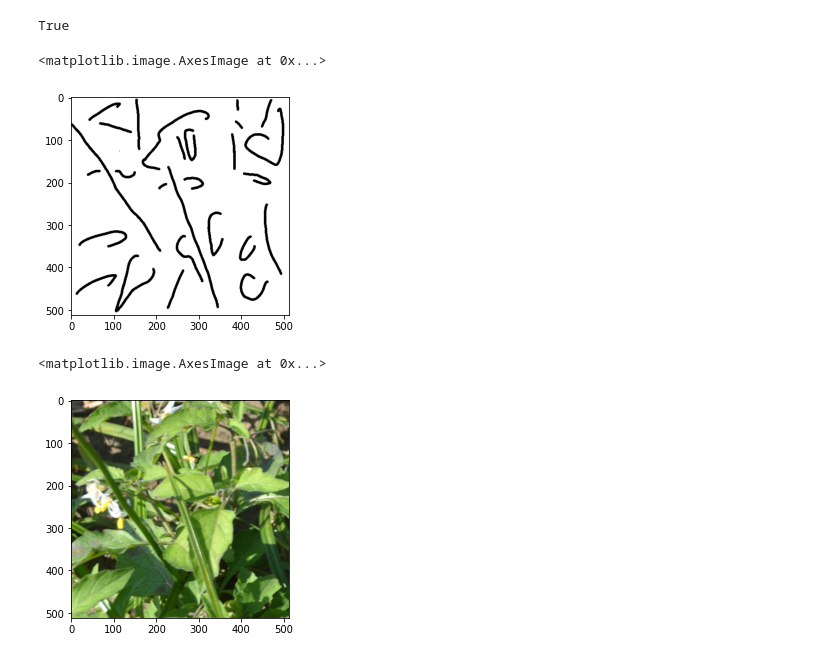
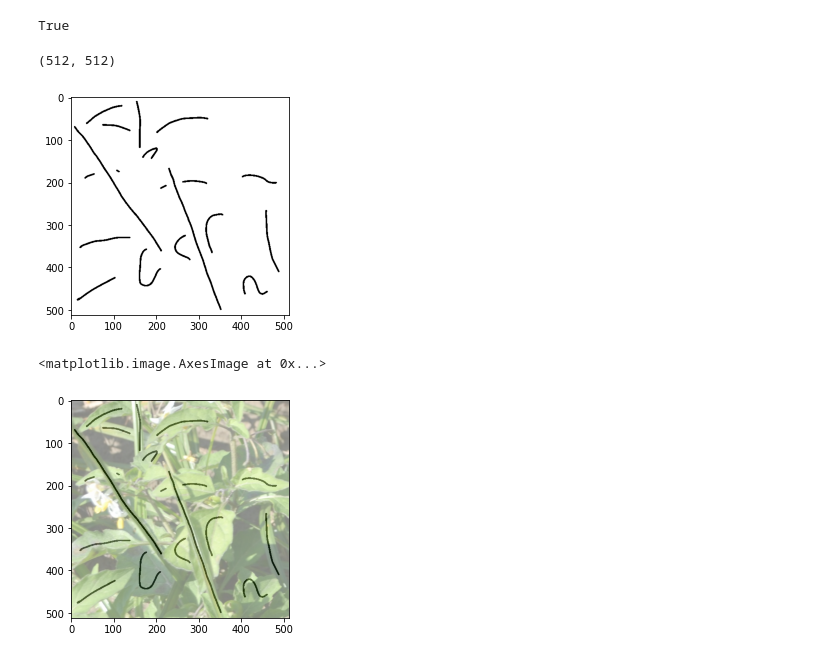
Before and after one commit to mschoder/sugarcane-weed-classification, a Jupyter notebook: preprocessing/Convert Scribbles.ipynb, the cells around one changed output. Saved outputs shown, nothing was run; the diff lists cells and outputs as text; code cells hidden in the pictures.

```diff
--- a/preprocessing/Convert Scribbles.ipynb
+++ b/preprocessing/Convert Scribbles.ipynb
@@ -31,14 +30,17 @@ cv2.imwrite("/Users/mschoder/Desktop/test_tile5_scribble.png", im_bw)
 # %% [output]
 True
 # %%
-m2 = cv2.imread("/Users/mschoder/Desktop/test_tile5_scribble.png")
-plt.imshow(m2)
+m2 = cv2.imread("/Users/mschoder/Desktop/test_tile5_scribble.png", -1) # -1 flag for "unchanged" so not RBG
+plt.imshow(m2, cmap='Greys_r')
+print(m2.shape)
 # %% [output]
-<matplotlib.image.AxesImage at 0x...>
+(512, 512)
-[figure, old version]
+[figure, new version]
 # %%
 orig = cv2.imread("/Users/mschoder/Desktop/test_tile5.jpg")
+plt.figure()
 plt.imshow(orig)
+plt.imshow(m2, alpha=0.5, cmap='Greys_r')
 # %% [output]
 <matplotlib.image.AxesImage at 0x...>
-[figure, old version]
+[figure, new version]
```
Also changed, not shown: parts of 3 cells of this notebook, 4 other files.
